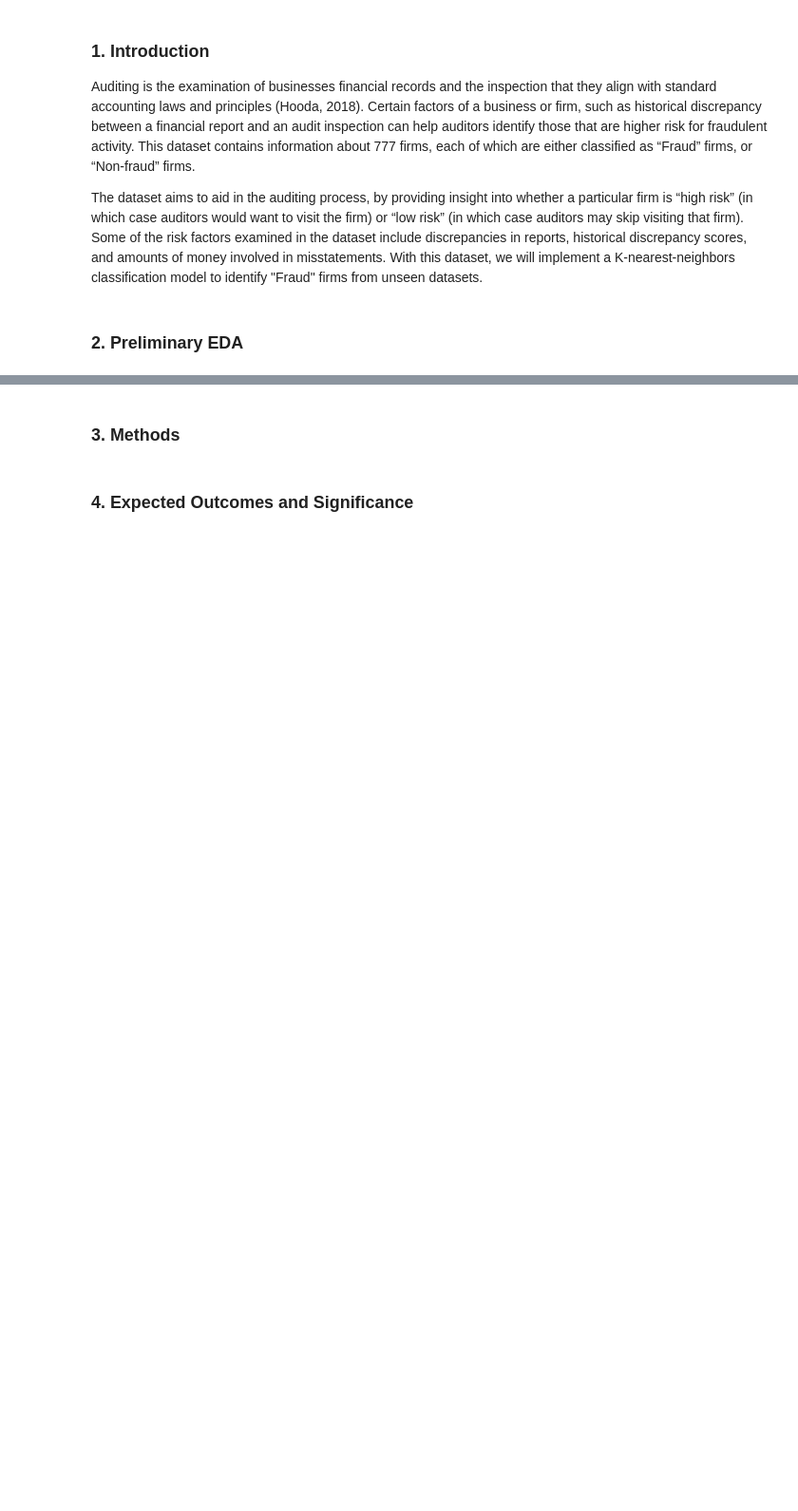
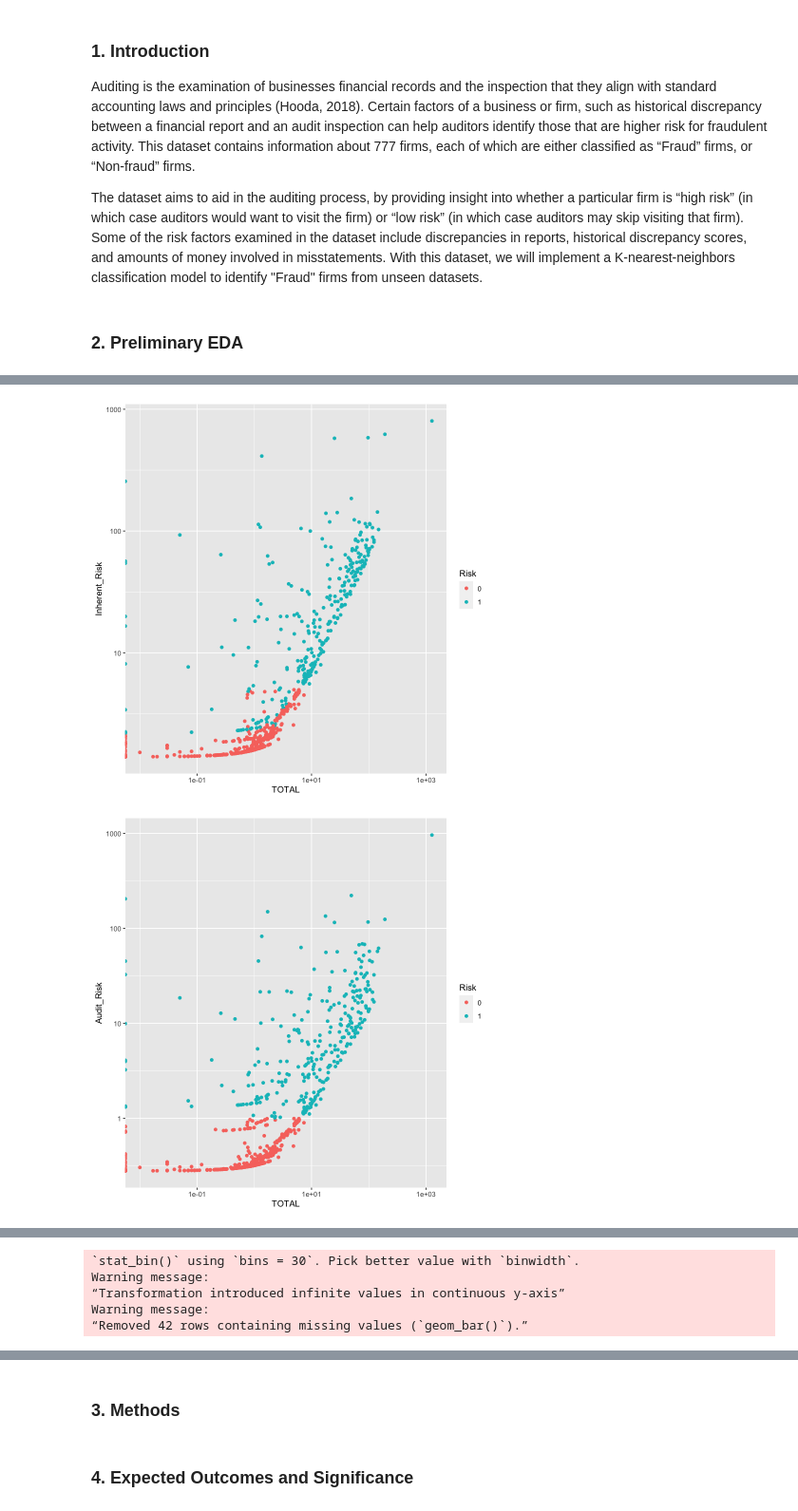
Before and after one commit to montajesaj1/DSCI100-G27, a Jupyter notebook: Project Proposal.ipynb, the cells around one changed output, grey strips where cells are left out. Shown at 95% size. Saved outputs shown, nothing was run; the diff lists cells and outputs as text; code cells hidden in the pictures; blank space fills up the shorter version.

Commit message:
Added some graphs

```diff
--- a/Project Proposal.ipynb
+++ b/Project Proposal.ipynb
@@ -32,4 +45,5 @@ The dataset aims to aid in the auditing process, by providing insight into wheth
 | Risk class            | Risk Class assigned to an audit-case. (Target Feature)                                              |                      |                                                                                           |
 # %%
 audit <- read_csv("audit_data/audit_risk.csv")
+audit <- audit |> mutate(Risk = as.factor(Risk), LOCATION_ID = as.factor(LOCATION_ID), History = as.factor(History))
 head(audit)
@@ -35,0 +71,16 @@ head(audit)
+# %%
+feature_plot1 <- audit |> ggplot(aes(x = TOTAL, y = Inherent_Risk, color = Risk)) + geom_point() + scale_x_log10() + scale_y_log10()
+feature_plot1
+
+feature_plot4 <- audit |> ggplot(aes(x = TOTAL, y = Audit_Risk, color = Risk)) + geom_point() + scale_x_log10() + scale_y_log10()
+feature_plot4
+
+feature_plot2 <- audit |> ggplot(aes(x = LOCATION_ID, fill = Risk)) + geom_bar()
+feature_plot2
+
+feature_plot2 <- audit |> ggplot(aes(x = History, fill = Risk)) + geom_bar()
+feature_plot2
+
+feature_plot3 <- audit |> ggplot(aes(x = Sector_score, fill = Risk)) + geom_histogram() + scale_x_log10() + scale_y_log10()
+feature_plot3
+# %% [output]
@@ -35,0 +91,2 @@ head(audit)
+[figure, added]
+[figure, added]
@@ -35,0 +94,5 @@ head(audit)
+`stat_bin()` using `bins = 30`. Pick better value with `binwidth`.
+Warning message:
+“Transformation introduced infinite values in continuous y-axis”
+Warning message:
+“Removed 42 rows containing missing values (`geom_bar()`).”
```
Also changed, not shown: parts of 4 cells of this notebook.
